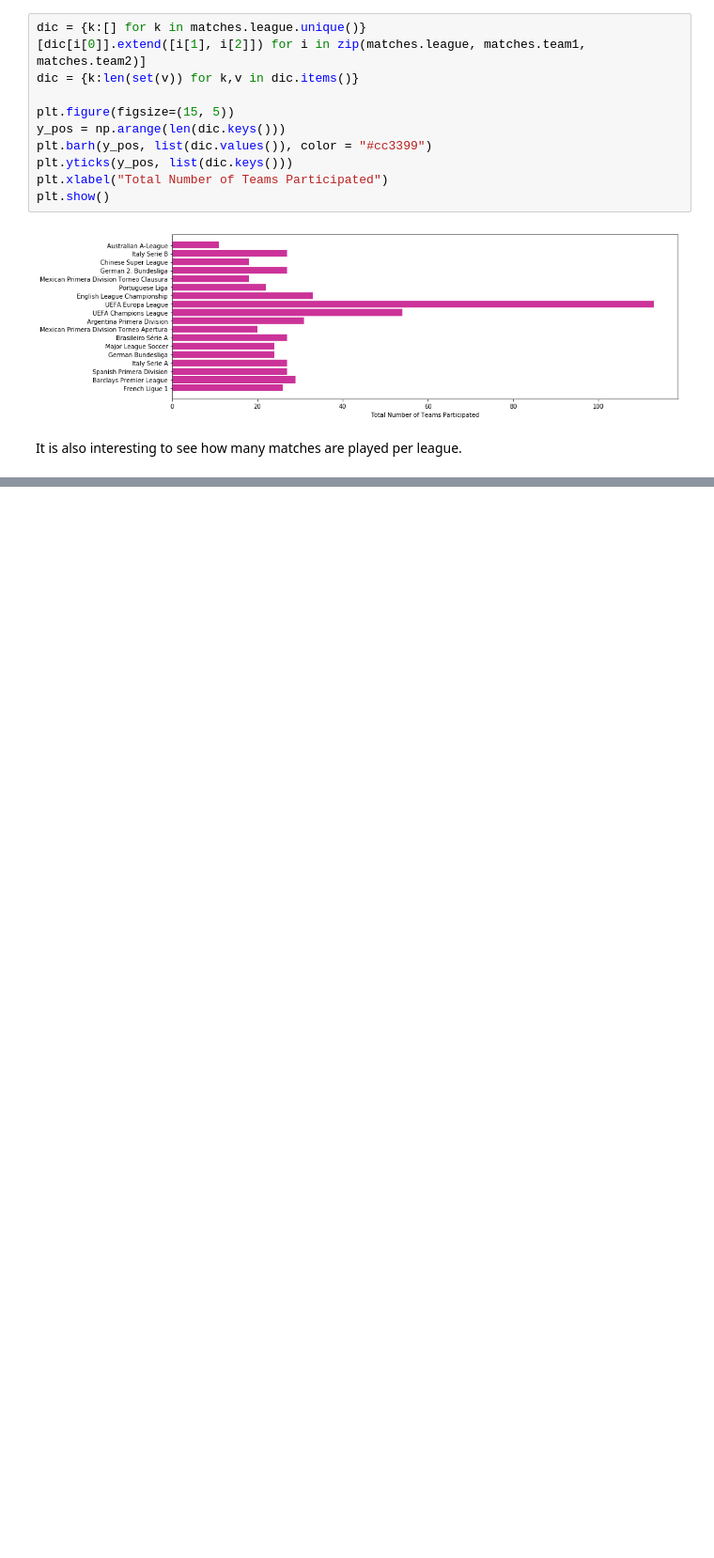
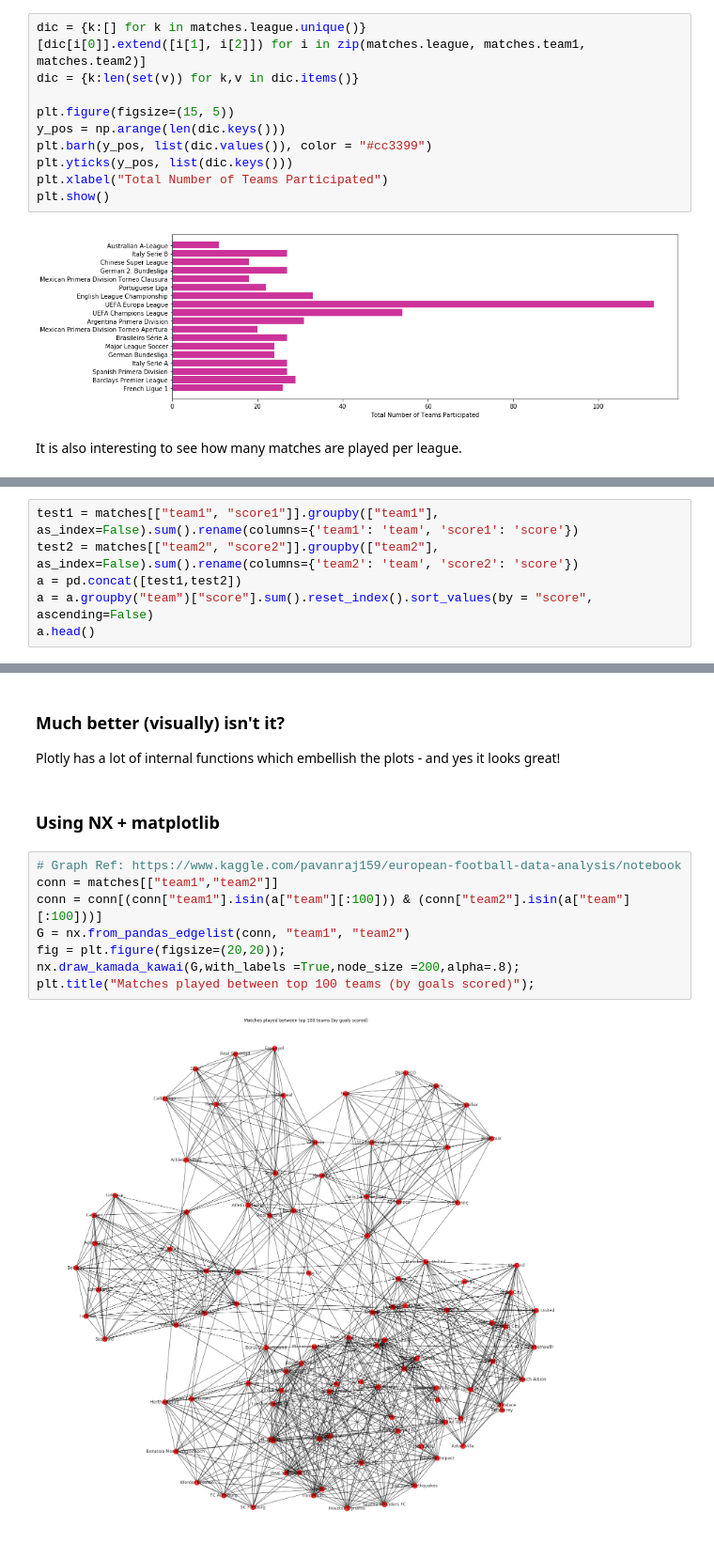
Before and after one commit to Ruturaj4/the_oscars, a Jupyter notebook: notebooks/1.0-rkv-the-oscars.ipynb, the cells around one changed output, grey strips where cells are left out. Shown at 94% size. Drawn from its saved outputs; the diff is of its cells as text; blank space fills up the shorter version.

Commit message:
add plots

```diff
--- a/notebooks/1.0-rkv-the-oscars.ipynb
+++ b/notebooks/1.0-rkv-the-oscars.ipynb
@@ -86,0 +107,6 @@ plt.show()
+# %%
+test1 = matches[["team1", "score1"]].groupby(["team1"], as_index=False).sum().rename(columns={'team1': 'team', 'score1': 'score'})
+test2 = matches[["team2", "score2"]].groupby(["team2"], as_index=False).sum().rename(columns={'team2': 'team', 'score2': 'score'})
+a = pd.concat([test1,test2])
+a = a.groupby("team")["score"].sum().reset_index().sort_values(by = "score", ascending=False)
+a.head()
@@ -86,0 +134,16 @@ plt.show()
+# %% [markdown]
+### Much better (visually) isn't it?
+
+Plotly has a lot of internal functions which embellish the plots - and yes it looks great!
+# %% [markdown]
+### Using NX + matplotlib
+# %%
+# Graph Ref: https://www.kaggle.com/pavanraj159/european-football-data-analysis/notebook
+conn = matches[["team1","team2"]]
+conn = conn[(conn["team1"].isin(a["team"][:100])) & (conn["team2"].isin(a["team"][:100]))]
+G = nx.from_pandas_edgelist(conn, "team1", "team2")
+fig = plt.figure(figsize=(20,20));
+nx.draw_kamada_kawai(G,with_labels =True,node_size =200,alpha=.8);
+plt.title("Matches played between top 100 teams (by goals scored)");
+# %% [output]
+[figure, added]
```
Also changed, not shown: parts of 17 cells of this notebook, 5 other files.
